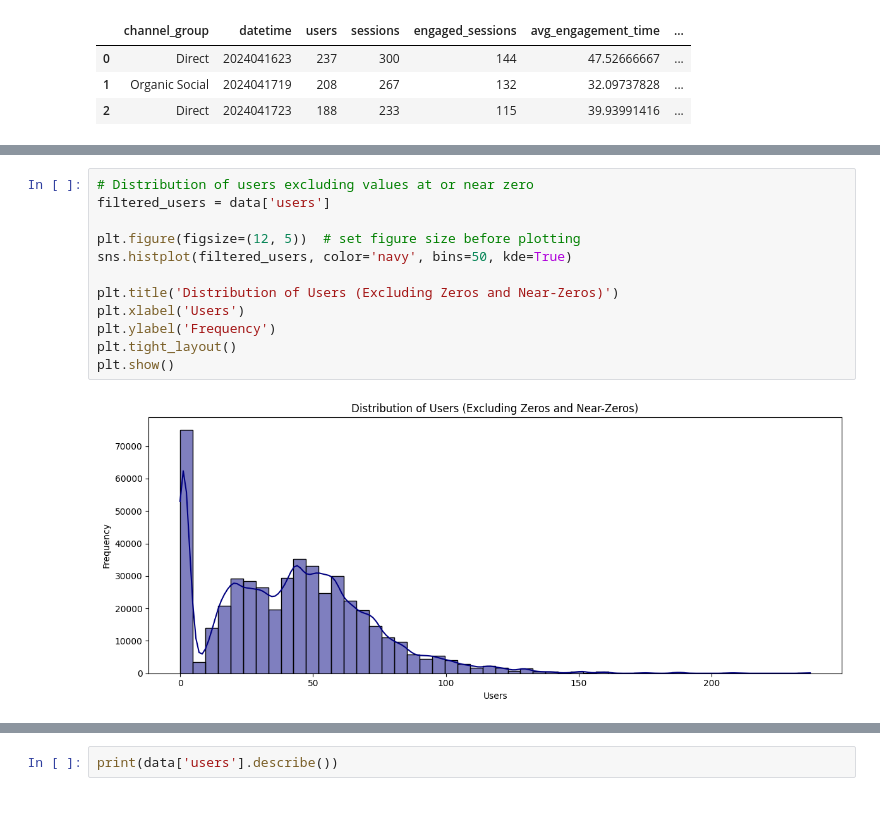
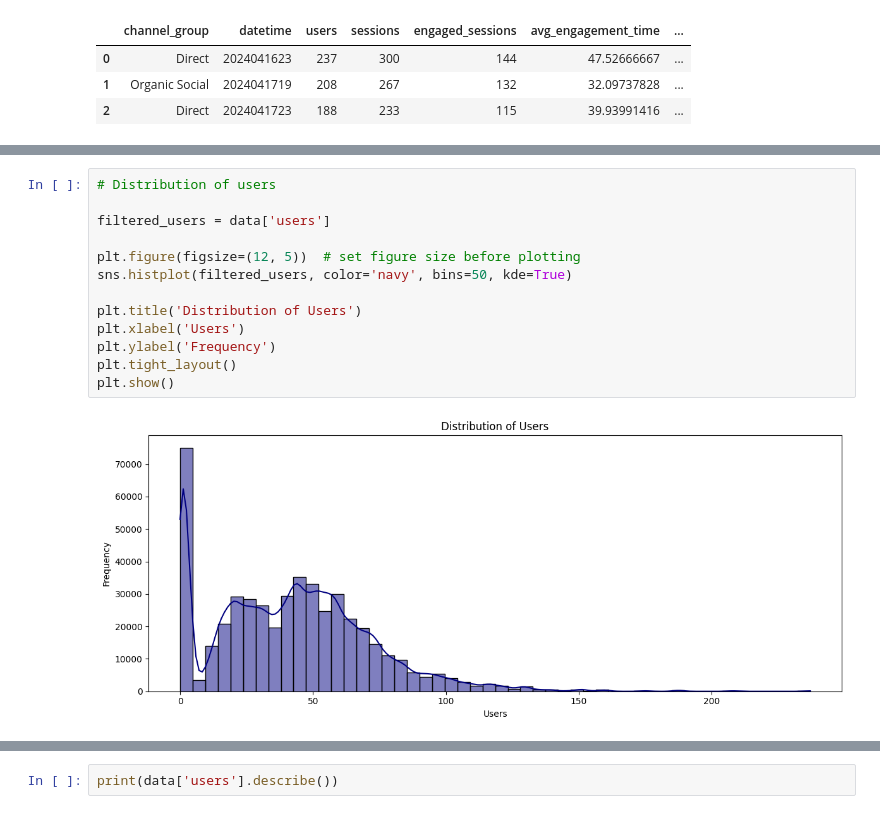
Before and after one commit to bhaskarharshit/Website-Performance-Analysis, a Jupyter notebook: Web_Performance_Analysis.ipynb, the cells around one changed output, grey strips where cells are left out. Saved outputs shown, nothing was run; the diff lists cells and outputs as text.

```diff
--- a/Web_Performance_Analysis.ipynb
+++ b/Web_Performance_Analysis.ipynb
@@ -93,16 +107,17 @@ data.describe()
 | 75% | 60.000000 | 71.000000 | 41.000000 | 71.537037 | 0.750000 | 5.208333 | ... |
 | max | 237.000000 | 300.000000 | 144.000000 | 4525.000000 | 2.000000 | 56.000000 | ... |
 # %%
-# Distribution of users excluding values at or near zero
+# Distribution of users
+
 filtered_users = data['users']
 
 plt.figure(figsize=(12, 5))  # set figure size before plotting
 sns.histplot(filtered_users, color='navy', bins=50, kde=True)
 
-plt.title('Distribution of Users (Excluding Zeros and Near-Zeros)')
+plt.title('Distribution of Users')
 plt.xlabel('Users')
 plt.ylabel('Frequency')
 plt.tight_layout()
 plt.show()
 # %% [output]
-[figure, old version]
+[figure, new version]
```
Also changed, not shown: parts of 13 cells of this notebook.
